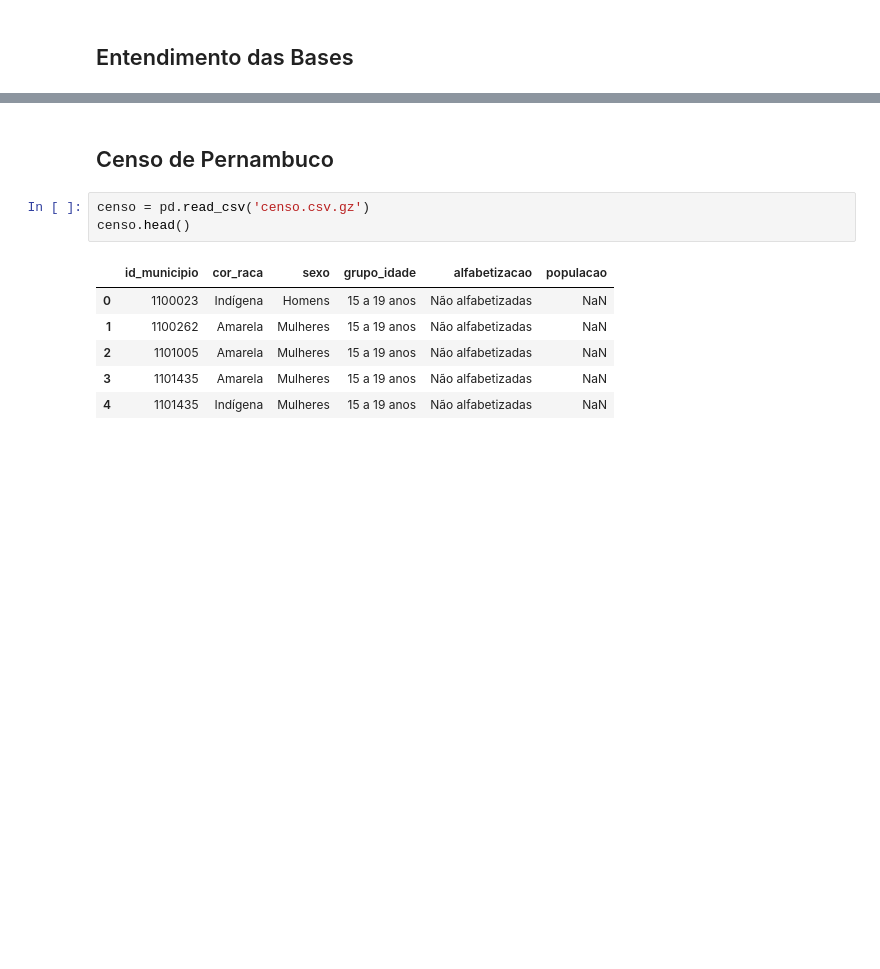
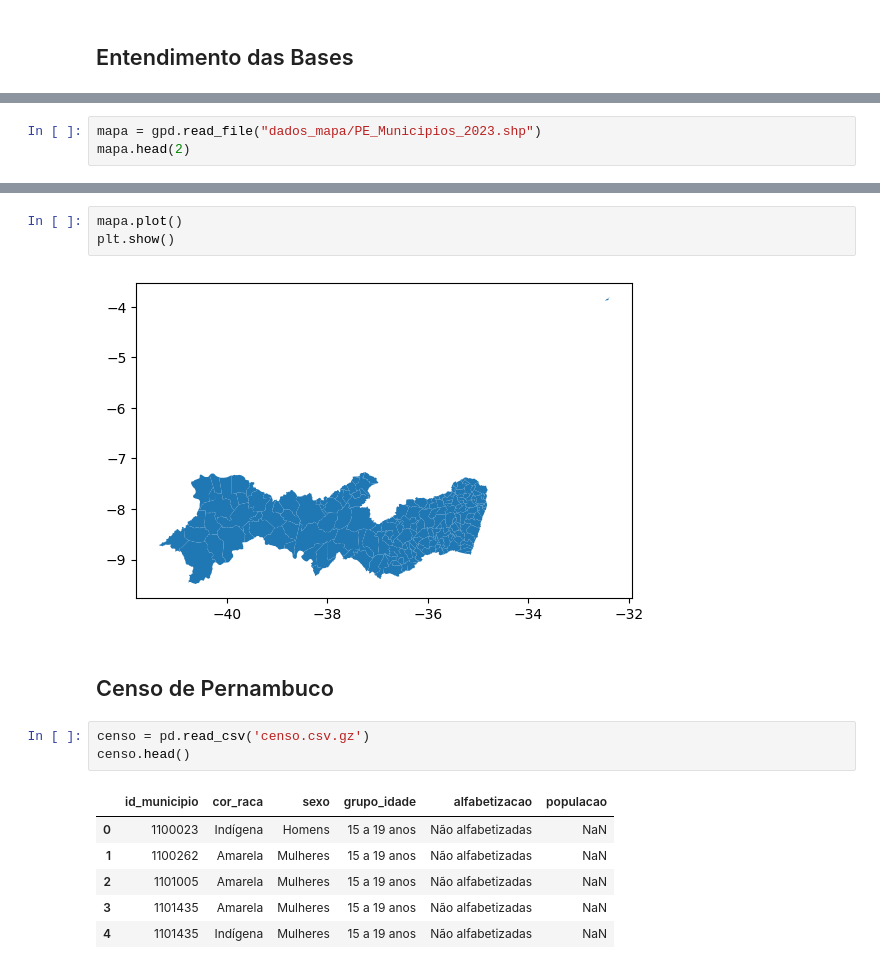
Before and after one commit to aliciamarzola/tp_bdg, a Jupyter notebook: exploring.ipynb, the cells around one changed output, grey strips where cells are left out. Drawn from its saved outputs; the diff is of its cells as text; blank space fills up the shorter version.

```diff
--- a/exploring.ipynb
+++ b/exploring.ipynb
@@ -9,0 +13,3 @@ import matplotlib.pyplot as plt
+# %%
+mapa = gpd.read_file("dados_mapa/PE_Municipios_2023.shp")
+mapa.head(2)
@@ -10,3 +20,8 @@ import matplotlib.pyplot as plt
+# %%
+mapa.plot()
+plt.show()
+# %% [output]
+[figure, added]
 # %% [markdown]
 ## Censo de Pernambuco
 # %%
```
Also changed, not shown: parts of 12 cells of this notebook, 8 other files.
